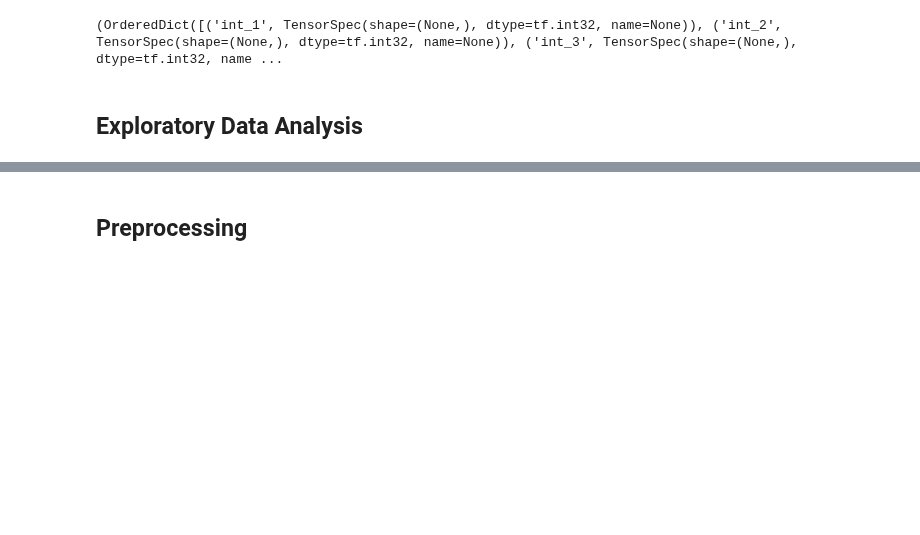
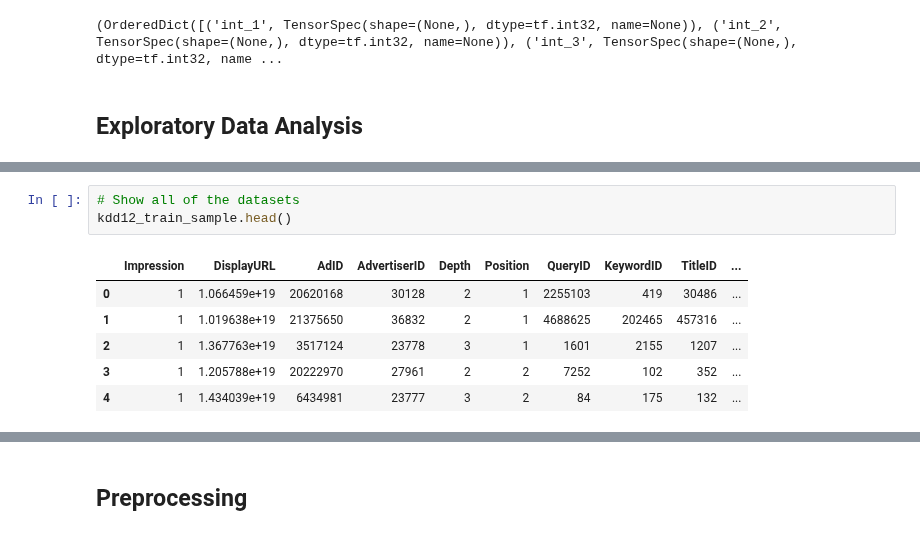
Before and after one commit to martinbatek/drl-ad-personalization, a Jupyter notebook: first_draft_notebook.ipynb, the cells around one changed output, grey strips where cells are left out. Drawn from its saved outputs; the diff is of its cells as text; blank space fills up the shorter version.

```diff
--- a/first_draft_notebook.ipynb
+++ b/first_draft_notebook.ipynb
@@ -335,0 +262,10 @@ criteo_training_data.to_csv('../../data/criteo/criteo_train.csv', index=False)
+# %%
+# Show all of the datasets
+kdd12_train_sample.head()
+# %% [output]
+|  | Impression | DisplayURL | AdID | AdvertiserID | Depth | Position | QueryID | KeywordID | TitleID | ... |
+| 0 | 1 | 1.066459e+19 | 20620168 | 30128 | 2 | 1 | 2255103 | 419 | 30486 | ... |
+| 1 | 1 | 1.019638e+19 | 21375650 | 36832 | 2 | 1 | 4688625 | 202465 | 457316 | ... |
+| 2 | 1 | 1.367763e+19 | 3517124 | 23778 | 3 | 1 | 1601 | 2155 | 1207 | ... |
+| 3 | 1 | 1.205788e+19 | 20222970 | 27961 | 2 | 2 | 7252 | 102 | 352 | ... |
+| 4 | 1 | 1.434039e+19 | 6434981 | 23777 | 3 | 2 | 84 | 175 | 132 | ... |
```
Also changed, not shown: parts of 15 cells of this notebook.
